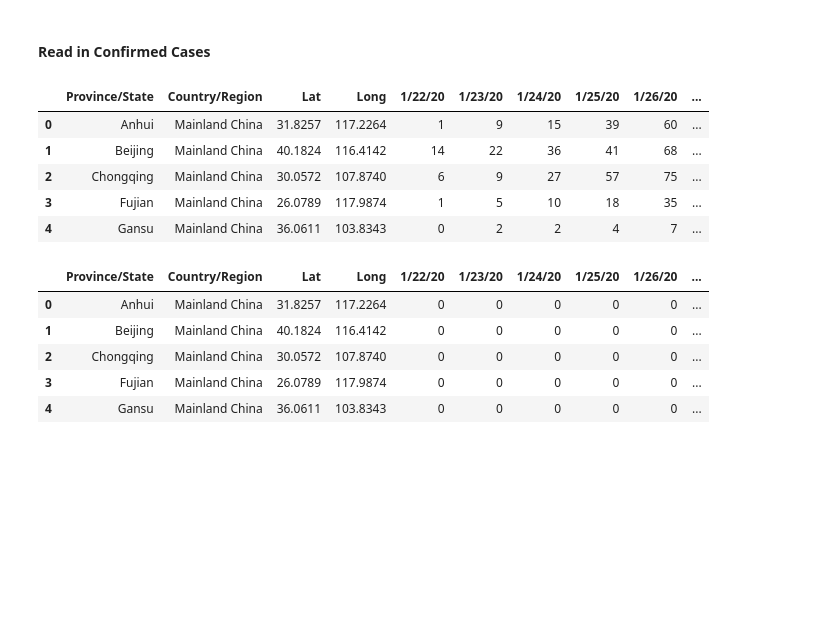
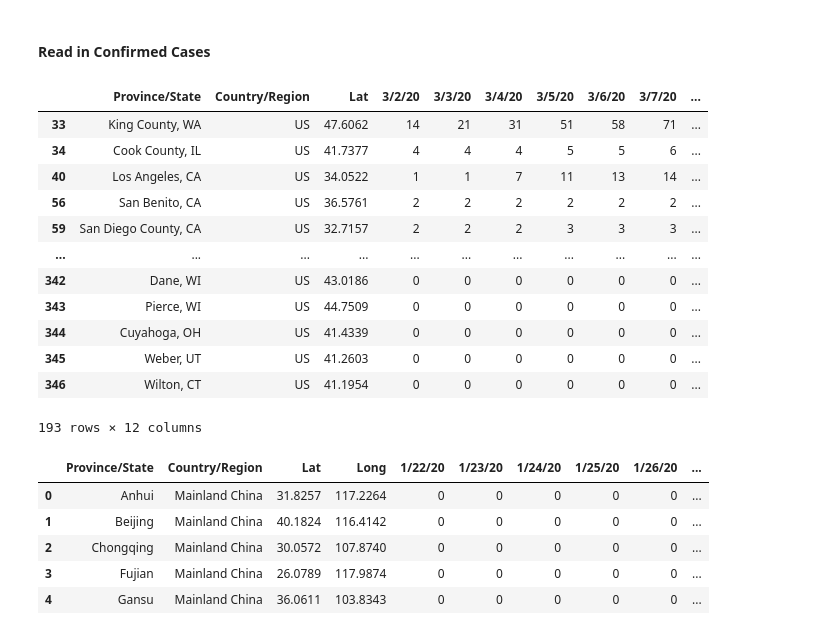
Before and after one commit to mchirico/COVID-19, a Jupyter notebook: COVID_19.ipynb, the cells around one changed output. Saved outputs shown, nothing was run; the diff lists cells and outputs as text; code cells hidden in the pictures; blank space fills up the shorter version.

```diff
--- a/COVID_19.ipynb
+++ b/COVID_19.ipynb
@@ -68,14 +68,27 @@ except:
 # %%
 url='https://raw.githubusercontent.com/CSSEGISandData/COVID-19/master/csse_covid_19_data/csse_covid_19_time_series/time_series_19-covid-Confirmed.csv'
 d=pd.read_csv(url)
 d.head()
+
+
+d[d['Country/Region']=='US']
+cols = d.columns[0:3].tolist() + d.columns[-9::].tolist()
+
+d[d['Country/Region']=='US'][cols]
 # %% [output]
-|  | Province/State | Country/Region | Lat | Long | 1/22/20 | 1/23/20 | 1/24/20 | 1/25/20 | 1/26/20 | ... |
-| 0 | Anhui | Mainland China | 31.8257 | 117.2264 | 1 | 9 | 15 | 39 | 60 | ... |
-| 1 | Beijing | Mainland China | 40.1824 | 116.4142 | 14 | 22 | 36 | 41 | 68 | ... |
-| 2 | Chongqing | Mainland China | 30.0572 | 107.8740 | 6 | 9 | 27 | 57 | 75 | ... |
-| 3 | Fujian | Mainland China | 26.0789 | 117.9874 | 1 | 5 | 10 | 18 | 35 | ... |
-| 4 | Gansu | Mainland China | 36.0611 | 103.8343 | 0 | 2 | 2 | 4 | 7 | ... |
+|  | Province/State | Country/Region | Lat | 3/2/20 | 3/3/20 | 3/4/20 | 3/5/20 | 3/6/20 | 3/7/20 | ... |
+| 33 | King County, WA | US | 47.6062 | 14 | 21 | 31 | 51 | 58 | 71 | ... |
+| 34 | Cook County, IL | US | 41.7377 | 4 | 4 | 4 | 5 | 5 | 6 | ... |
+| 40 | Los Angeles, CA | US | 34.0522 | 1 | 1 | 7 | 11 | 13 | 14 | ... |
+| 56 | San Benito, CA | US | 36.5761 | 2 | 2 | 2 | 2 | 2 | 2 | ... |
+| 59 | San Diego County, CA | US | 32.7157 | 2 | 2 | 2 | 3 | 3 | 3 | ... |
+| ... | ... | ... | ... | ... | ... | ... | ... | ... | ... | ... |
+| 342 | Dane, WI | US | 43.0186 | 0 | 0 | 0 | 0 | 0 | 0 | ... |
+| 343 | Pierce, WI | US | 44.7509 | 0 | 0 | 0 | 0 | 0 | 0 | ... |
+| 344 | Cuyahoga, OH | US | 41.4339 | 0 | 0 | 0 | 0 | 0 | 0 | ... |
+| 345 | Weber, UT | US | 41.2603 | 0 | 0 | 0 | 0 | 0 | 0 | ... |
+| 346 | Wilton, CT | US | 41.1954 | 0 | 0 | 0 | 0 | 0 | 0 | ... |
+193 rows × 12 columns
 # %%
 # Deaths
 url='https://raw.githubusercontent.com/CSSEGISandData/COVID-19/master/csse_covid_19_data/csse_covid_19_time_series/time_series_19-covid-Deaths.csv'
```
Also changed, not shown: parts of 11 cells of this notebook.
